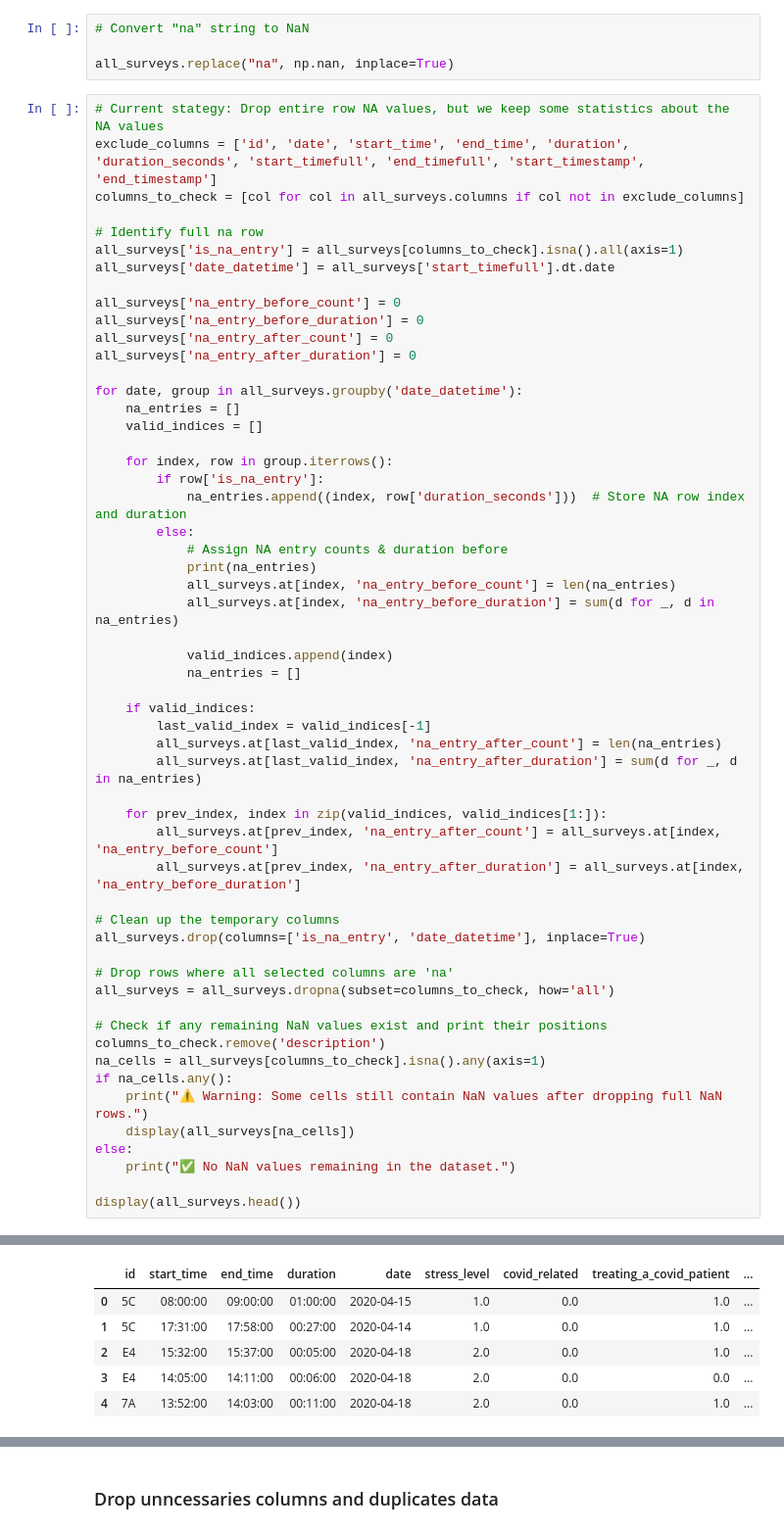
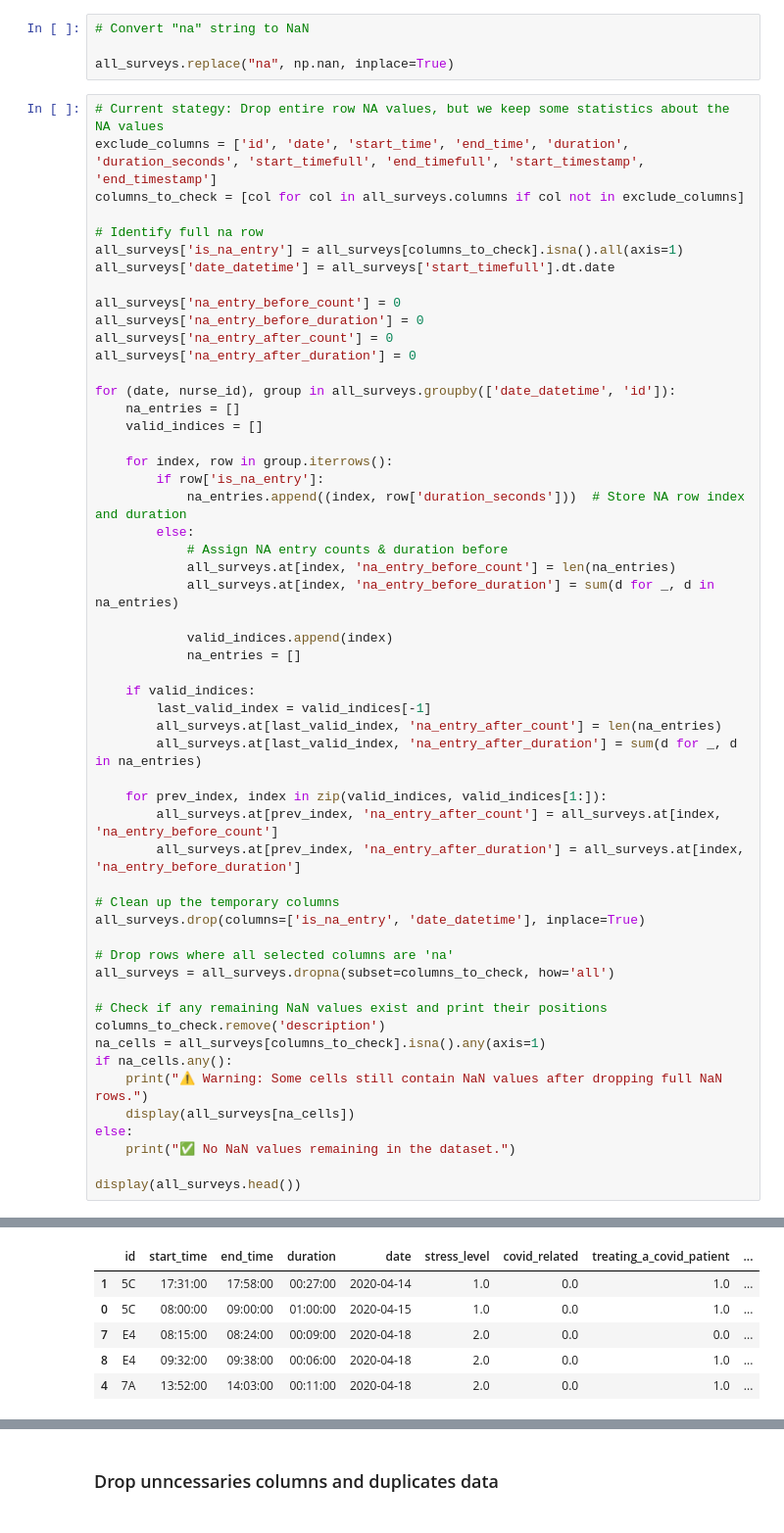
Before and after one commit to fatemehsoufian/physio-stress-analysis, a Jupyter notebook: preprocessing_surveyresult.ipynb, the cells around one changed output, grey strips where cells are left out. Shown: that part at 98% size. Drawn from its saved outputs; the diff is of its cells as text.

```diff
--- a/preprocessing_surveyresult.ipynb
+++ b/preprocessing_surveyresult.ipynb
@@ -101,7 +93,7 @@ all_surveys['na_entry_before_duration'] = 0
 all_surveys['na_entry_after_count'] = 0
 all_surveys['na_entry_after_duration'] = 0
 
-for date, group in all_surveys.groupby('date_datetime'):
+for (date, nurse_id), group in all_surveys.groupby(['date_datetime', 'id']):
     na_entries = []
     valid_indices = []
 
@@ -110,7 +102,6 @@ for date, group in all_surveys.groupby('date_datetime'):
             na_entries.append((index, row['duration_seconds']))  # Store NA row index and duration
         else:
             # Assign NA entry counts & duration before
-            print(na_entries)
             all_surveys.at[index, 'na_entry_before_count'] = len(na_entries)
             all_surveys.at[index, 'na_entry_before_duration'] = sum(d for _, d in na_entries)
 
@@ -162,9 +137,9 @@ display(all_surveys.head())
 ✅ No NaN values remaining in the dataset.
 |  | id | start_time | end_time | duration | date | stress_level | covid_related | treating_a_covid_patient | ... |
+| 1 | 5C | 17:31:00 | 17:58:00 | 00:27:00 | 2020-04-14 | 1.0 | 0.0 | 1.0 | ... |
 | 0 | 5C | 08:00:00 | 09:00:00 | 01:00:00 | 2020-04-15 | 1.0 | 0.0 | 1.0 | ... |
-| 1 | 5C | 17:31:00 | 17:58:00 | 00:27:00 | 2020-04-14 | 1.0 | 0.0 | 1.0 | ... |
-| 2 | E4 | 15:32:00 | 15:37:00 | 00:05:00 | 2020-04-18 | 2.0 | 0.0 | 1.0 | ... |
-| 3 | E4 | 14:05:00 | 14:11:00 | 00:06:00 | 2020-04-18 | 2.0 | 0.0 | 0.0 | ... |
+| 7 | E4 | 08:15:00 | 08:24:00 | 00:09:00 | 2020-04-18 | 2.0 | 0.0 | 0.0 | ... |
+| 8 | E4 | 09:32:00 | 09:38:00 | 00:06:00 | 2020-04-18 | 2.0 | 0.0 | 1.0 | ... |
 | 4 | 7A | 13:52:00 | 14:03:00 | 00:11:00 | 2020-04-18 | 2.0 | 0.0 | 1.0 | ... |
 5 rows × 29 columns
 # %% [markdown]
```
Also changed, not shown: parts of 3 cells of this notebook.
